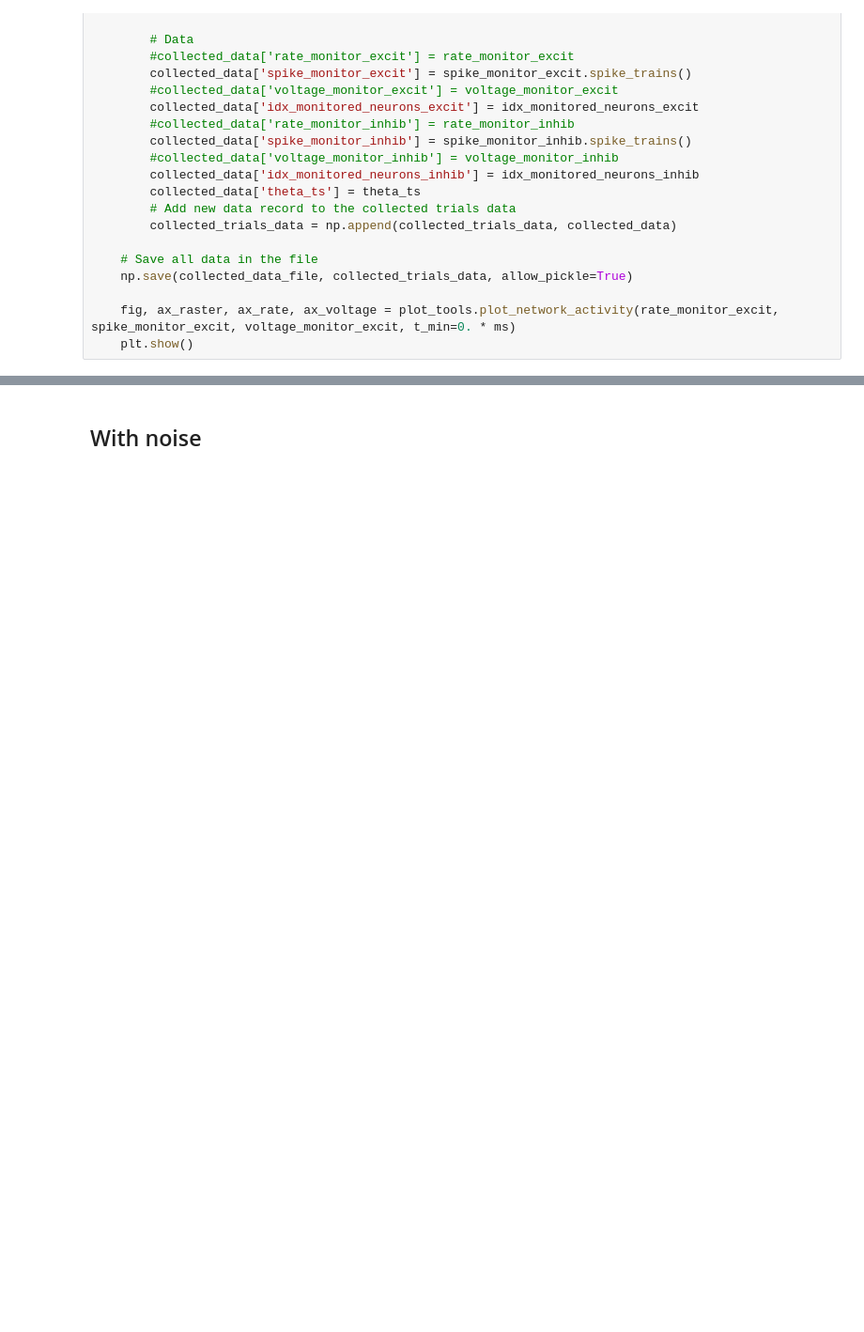
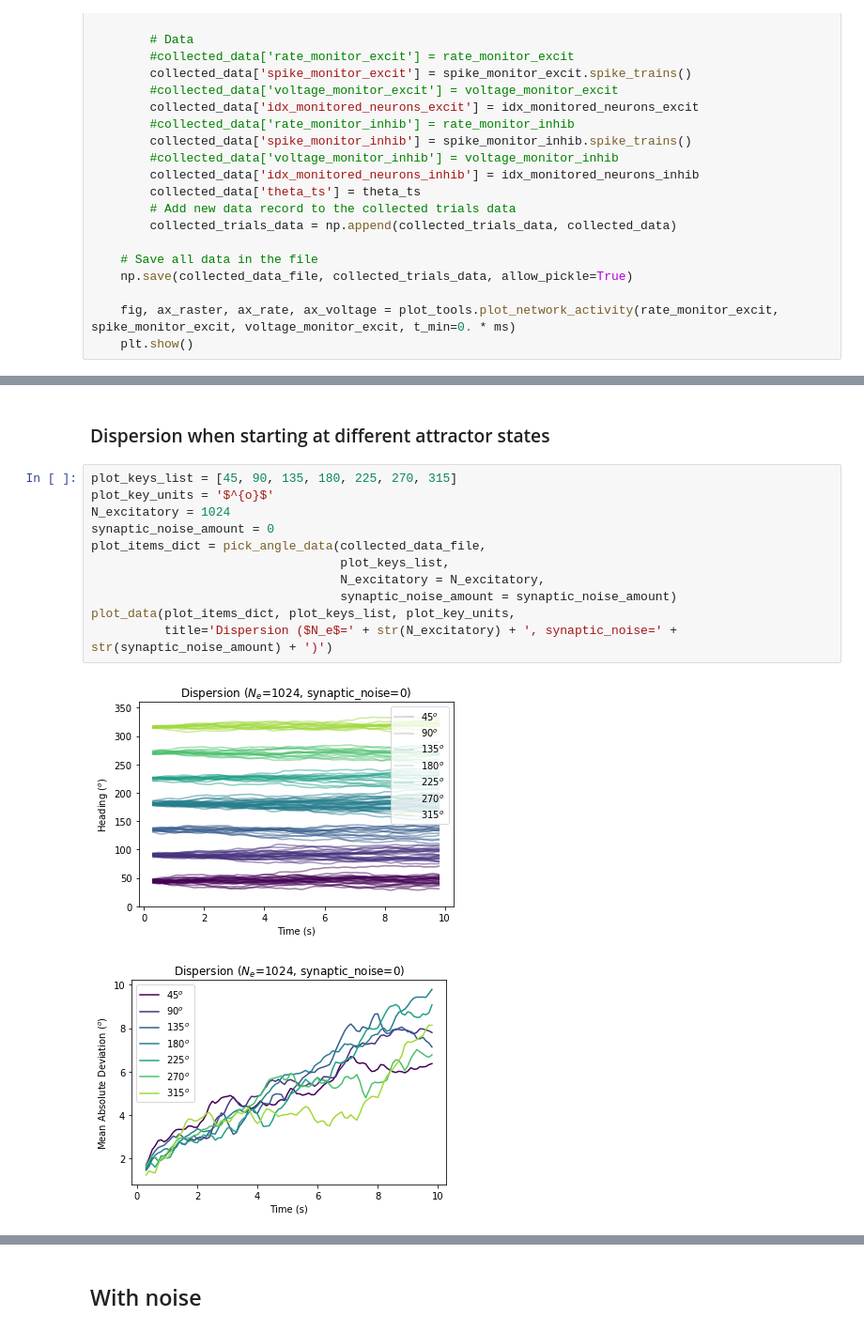
Before and after one commit to johnpi/Pisokas_Hennig_2022_Attractor_Based_Memory_old, a Jupyter notebook: line-attractor-spiking-neurodynexlib.ipynb, the cells around one changed output, grey strips where cells are left out. Shown at 94% size. Cells and saved outputs as stored; diff of their text form; blank space fills up the shorter version.

```diff
--- a/line-attractor-spiking-neurodynexlib.ipynb
+++ b/line-attractor-spiking-neurodynexlib.ipynb
@@ -487,0 +645,16 @@ plt.legend()
+# %% [markdown]
+### Dispersion when starting at different attractor states
+# %%
+plot_keys_list = [45, 90, 135, 180, 225, 270, 315]
+plot_key_units = '$^{o}$'
+N_excitatory = 1024
+synaptic_noise_amount = 0
+plot_items_dict = pick_angle_data(collected_data_file,
+                                  plot_keys_list,
+                                  N_excitatory = N_excitatory,
+                                  synaptic_noise_amount = synaptic_noise_amount)
+plot_data(plot_items_dict, plot_keys_list, plot_key_units,
+          title='Dispersion ($N_e$=' + str(N_excitatory) + ', synaptic_noise=' + str(synaptic_noise_amount) + ')')
+# %% [output]
+[figure, added]
+[figure, added]
```
Also changed, not shown: parts of 15 cells of this notebook, 5 other files.
